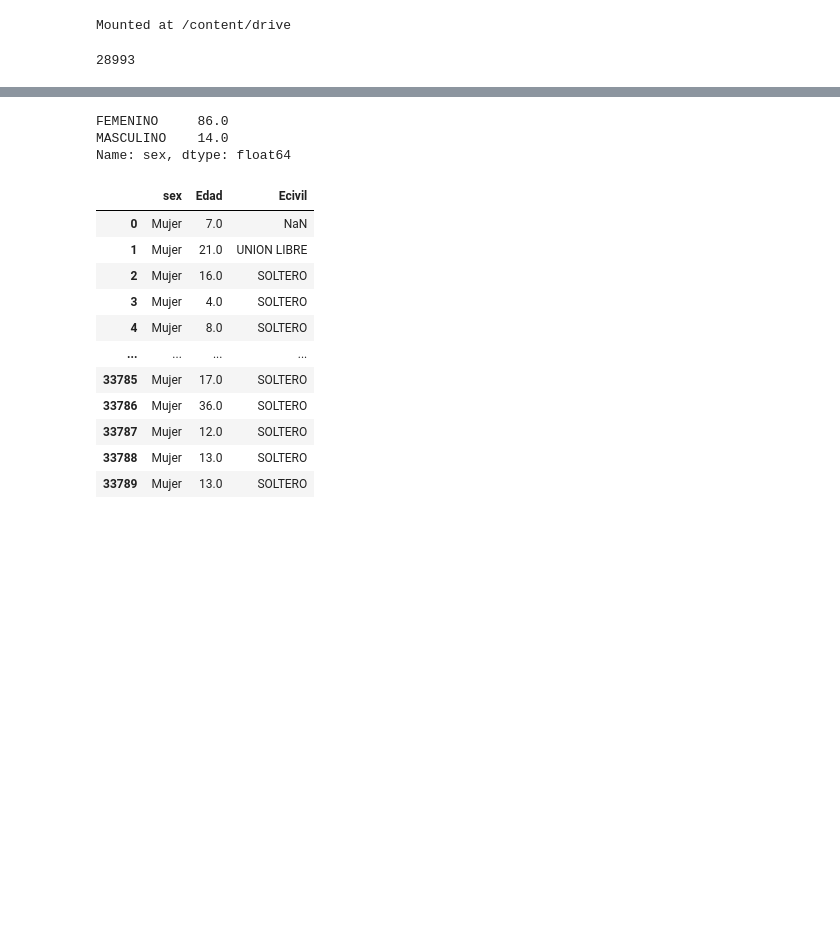
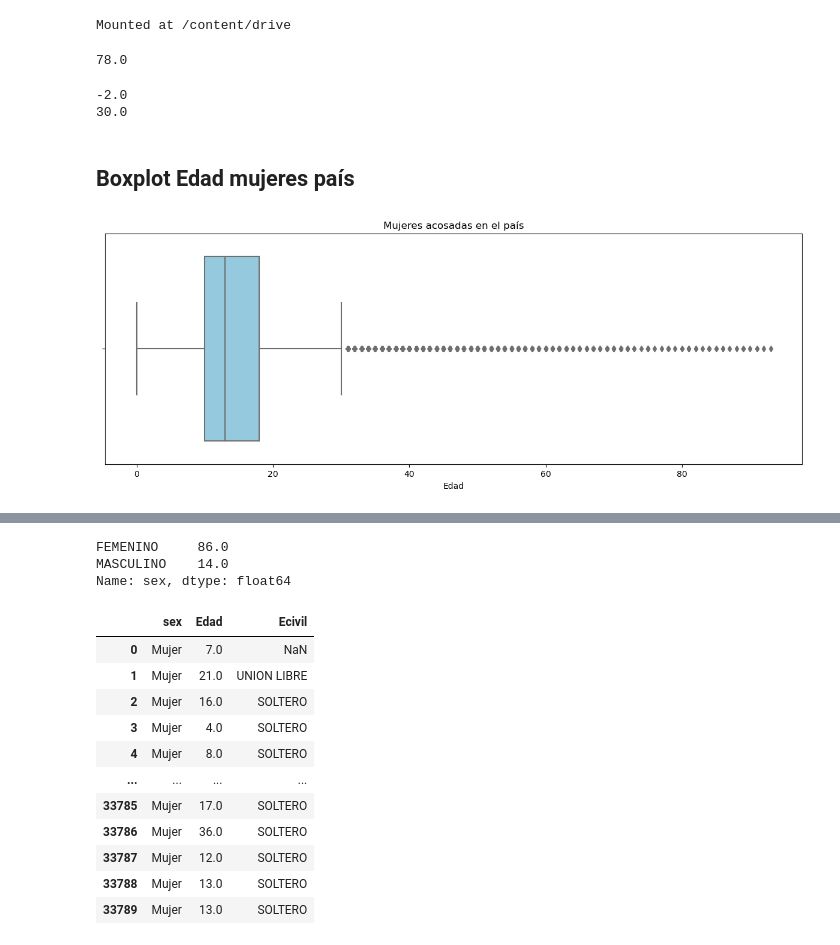
Before and after one commit to TheLudway/ML, a Jupyter notebook: ESTADÍSTICA/ESTADÍSTICA-UTADEO/Primer_Google_Colaboratory_DS.ipynb, the cells around one changed output, grey strips where cells are left out. Cells and saved outputs as stored; diff of their text form; code cells hidden in the pictures; blank space fills up the shorter version.

```diff
--- a/ESTADÍSTICA/ESTADÍSTICA-UTADEO/Primer_Google_Colaboratory_DS.ipynb
+++ b/ESTADÍSTICA/ESTADÍSTICA-UTADEO/Primer_Google_Colaboratory_DS.ipynb
@@ -11,6 +19,22 @@ import pandas as pd
 #4. Solo si se importa un Excel (En XXXXXXXXXX pegue su path)
 df=pd.read_excel("Delitos_Sexuales_2019.xlsx", sheet_name="Delitos_Sexuales_2019")
 # %%
-df['Edad'][df['sex'] == 'FEMENINO'].count()
+df['Edad'][(df['sex'] == 'FEMENINO') & (df['muni'] == 'BOGOTA')].quantile(0.8)
 # %% [output]
-28993
+78.0
+# %%
+print(limite_inferior(df['Edad'][(df['sex'] == 'FEMENINO') & (df['muni'] == 'BOGOTA')].quantile(0.25), df['Edad'][(df['sex'] == 'FEMENINO') & (df['muni'] == 'BOGOTA')].quantile(0.75)))
+print(limite_superior(df['Edad'][(df['sex'] == 'FEMENINO') & (df['muni'] == 'BOGOTA')].quantile(0.25), df['Edad'][(df['sex'] == 'FEMENINO') & (df['muni'] == 'BOGOTA')].quantile(0.75)))
+# %% [output]
+-2.0
+30.0
+# %% [markdown]
+## Boxplot Edad mujeres país
+# %%
+plt.figure(figsize=(15, 5))
+sns.boxplot(x=df['Edad'], color='skyblue')
+plt.title('Mujeres acosadas en el país')
+plt.xlabel('Edad')
+plt.show()
+# %% [output]
+[figure, added]
```
Also changed, not shown: parts of 6 cells of this notebook, 8 other files.
